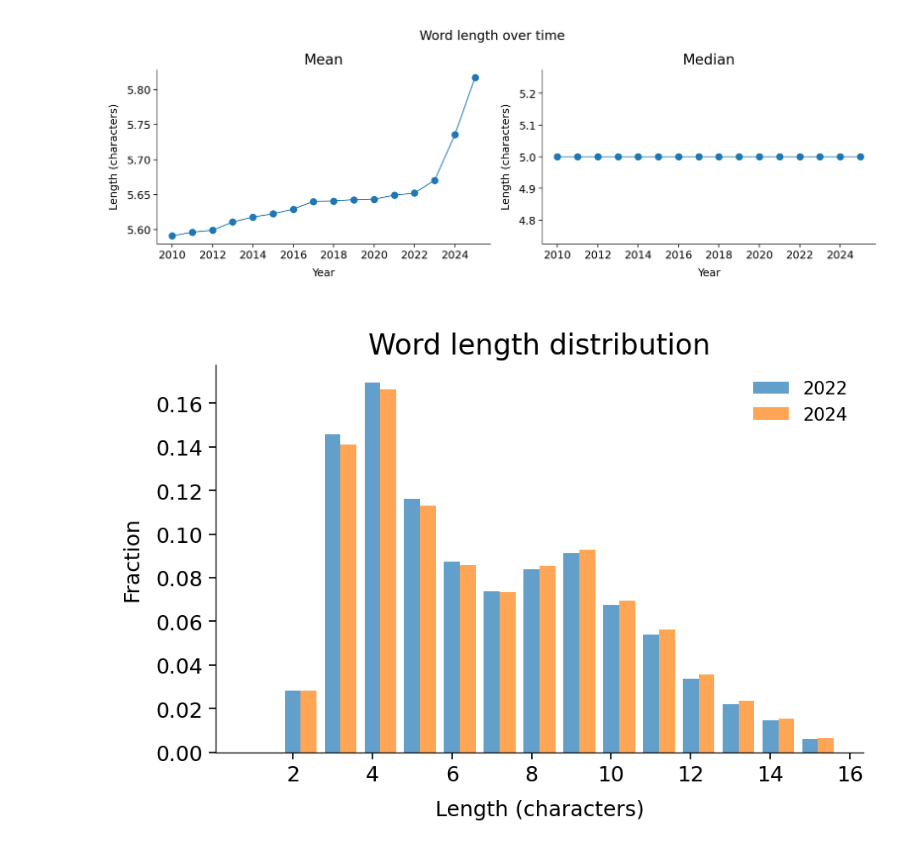
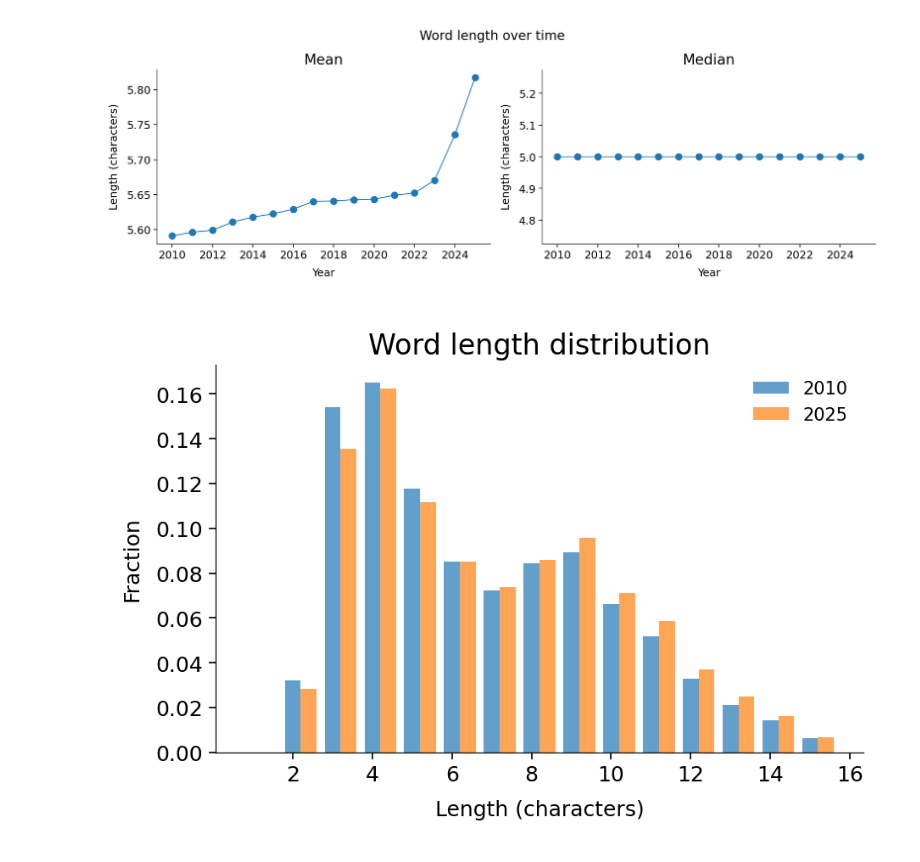
Before and after one commit to ritagonmar/llm-readability, a Jupyter notebook: scripts/03-analysis-word-lenght.ipynb, the cells around one changed output. Drawn from its saved outputs; the diff is of its cells as text; code cells hidden in the pictures.

```diff
--- a/scripts/01-analysis-word-lenght.ipynb
+++ b/scripts/03-analysis-word-lenght.ipynb
@@ -132,34 +132,35 @@ fig.savefig(figures_path / "word_length_over_time.png")
 # %%
 fig, axes = plt.subplots(figsize=(3, 2))
 
 
-first_year = str(2022)
-# first_year = str(2010)
-last_year = str(2024)
+# first_year = str(2022)
+first_year = str(2010)
+# last_year = str(2024)
+last_year = str(2025)
 first_data = results_word_len["length_category_counts"][first_year]
 last_data = results_word_len["length_category_counts"][last_year]
 
 axes.bar(
     first_data["lengths"][:15],
     first_data["proportions"][:15],
     alpha=0.7,
     label=first_year,
     width=0.4,
 )
 axes.bar(
     last_data["lengths"][:15] + 0.4,
     last_data["proportions"][:15],
     alpha=0.7,
     label=last_year,
     width=0.4,
 )
 axes.set_title(f"Word length distribution")  #: {first_year} vs {last_year}")
 axes.set_xlabel("Length (characters)")
 axes.set_ylabel("Fraction")
 axes.legend()
 
 fig.savefig(
-    figures_path / f"word_length_distribution_{first_year}_vs_{first_year}.png"
+    figures_path / f"word_length_distribution_{first_year}_vs_{last_year}.png"
 )
 # %% [output]
-[figure, old version]
+[figure, new version]
```
Also changed, not shown: parts of 2 cells of this notebook, 8 other files.
